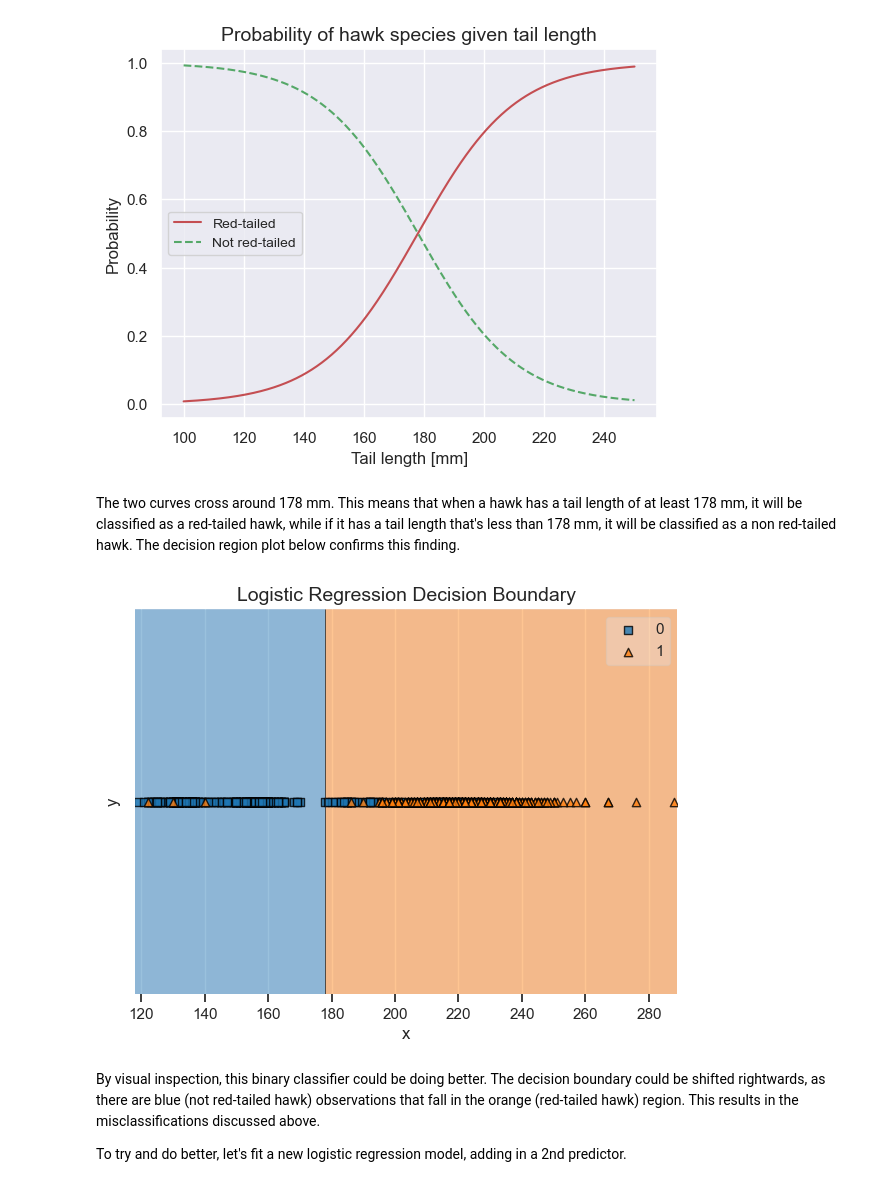
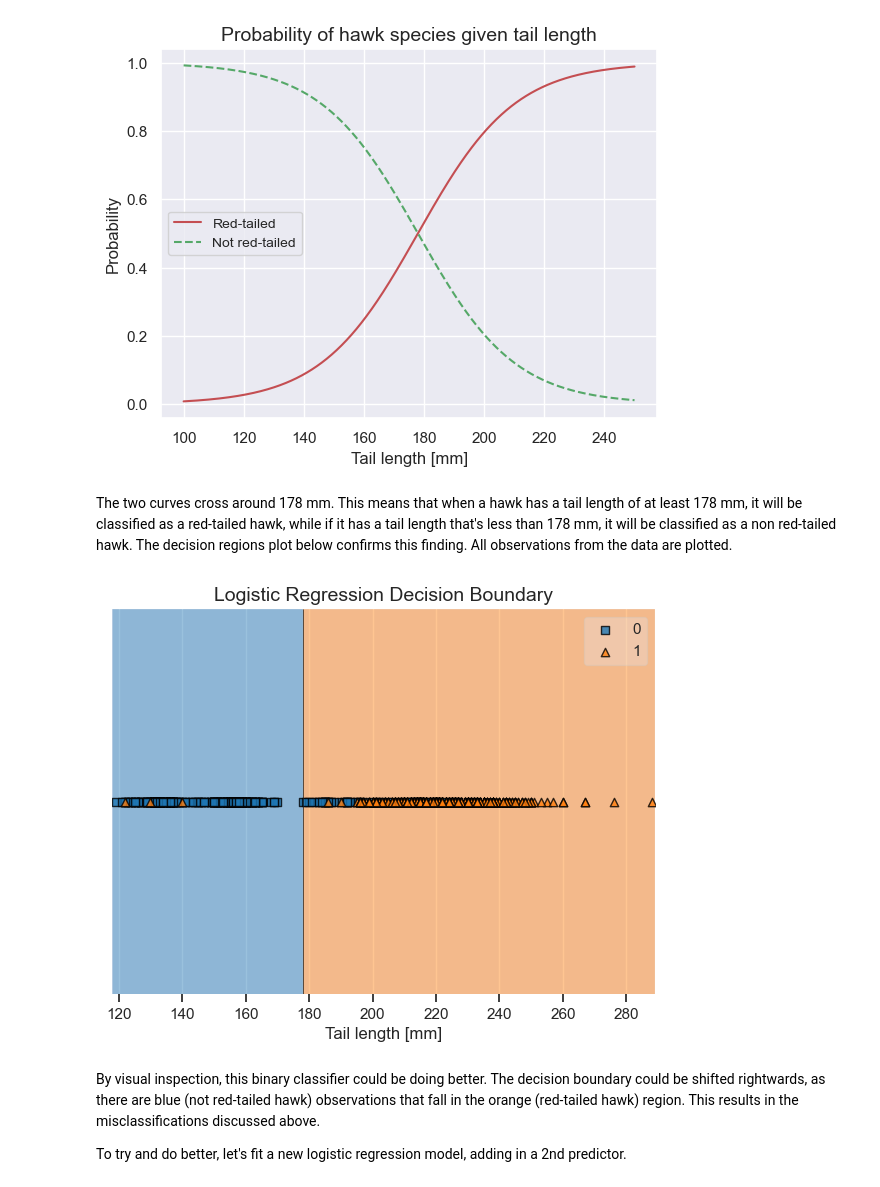
Before and after one commit to kary5678/INDE-577, a Jupyter notebook: supervised-learning/logistic_regression/logistic_regression.ipynb, the cells around one changed output. Drawn from its saved outputs; the diff is of its cells as text; code cells hidden in the pictures.

```diff
--- a/supervised-learning/logistic_regression/logistic_regression.ipynb
+++ b/supervised-learning/logistic_regression/logistic_regression.ipynb
@@ -98,9 +98,8 @@ class LogisticRegression(object):
 
     Attributes
     ----------
-    weights_ : numpy.ndarray
-        The weights and bias of the single neuron. The last entry being the bias.
-        This attribute is created when the train method is called.
+    weights_: numpy.ndarray
+        The weights and bias of the single neuron, the last entry being the bias.
 
     train_errors_: list
         A list containing error computed after each iteration of stochastic gradient descent.
@@ -322,11 +321,11 @@ plt.show()
 # %% [output]
 [figure]
 # %% [markdown]
-The two curves cross around 178 mm. This means that when a hawk has a tail length of at least 178 mm, it will be classified as a red-tailed hawk, while if it has a tail length that's less than 178 mm, it will be classified as a non red-tailed hawk. The decision region plot below confirms this finding.
+The two curves cross around 178 mm. This means that when a hawk has a tail length of at least 178 mm, it will be classified as a red-tailed hawk, while if it has a tail length that's less than 178 mm, it will be classified as a non red-tailed hawk. The decision regions plot below confirms this finding. All observations from the data are plotted.
 # %%
-lr_model.plot_decision_boundary(X, y)
+lr_model.plot_decision_boundary(X, y, x_title = "Tail length [mm]", y_title = "")
 # %% [output]
-[figure, old version]
+[figure, new version]
 # %% [markdown]
 By visual inspection, this binary classifier could be doing better. The decision boundary could be shifted rightwards, as there are blue (not red-tailed hawk) observations that fall in the orange (red-tailed hawk) region. This results in the misclassifications discussed above.
 
```
Also changed, not shown: parts of 33 cells of this notebook.
